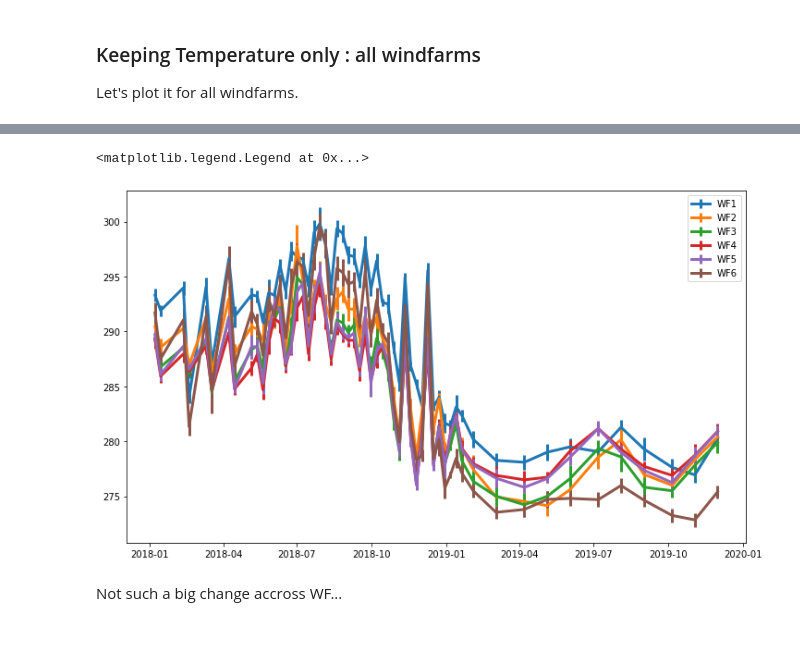
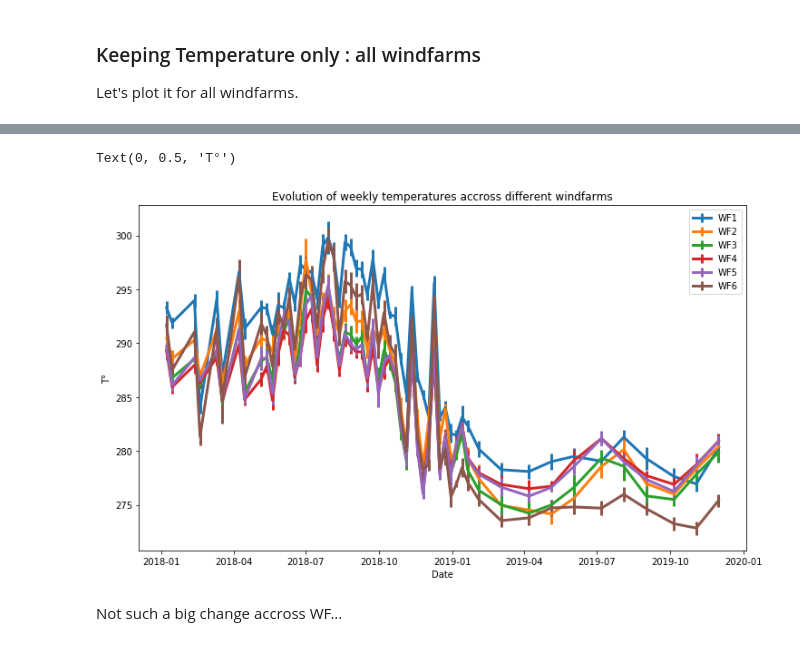
Before and after one commit to gaspardbb/astreos, a Jupyter notebook: exploring_the_data.ipynb, the cells around one changed output, grey strips where cells are left out. Saved outputs shown, nothing was run; the diff lists cells and outputs as text; code cells hidden in the pictures.

```diff
--- a/exploring_the_data.ipynb
+++ b/exploring_the_data.ipynb
@@ -84,4 +110,0 @@ We first get rid of all the columns except for temperature and time.
-# %%
-wf = 1
-temp_df = df[df.loc[:, 'WF']=='WF%d'%wf]
-temp_df = temp_df.loc[:, [col for col in temp_df.columns if col.endswith('_T') or col=='Time']]
@@ -155,18 +247,3 @@ The variability between model provider seems negligible (see error bars).
 ### Keeping Temperature only : all windfarms
 
 Let's plot it for all windfarms.
-# %%
-result = {}
-for wf in range(1, 7):
-    # Taking the good WF
-    temp_df = df[df.loc[:, 'WF']=='WF%d'%wf]
-    # Focusing on temperature
-    temp_df = temp_df.loc[:, [col for col in temp_df.columns if col.endswith('_T') or col=='Time']]
-    # Getting rid of D-1 predictions
-    temp_df = temp_df.loc[:, [col for col in temp_df.columns if col.endswith('D_T')]]
-    # Resampling to average over weeks
-    temp_df_week = temp_df.resample('W').mean()
-    # Getting rid of NA values
-    temp_df_week = temp_df_week.dropna()
-    # Storing the result
-    result['WF%d'%wf] = temp_df_week
@@ -173,11 +267,14 @@ for wf in range(1, 7):
 # %%
 fig, ax = plt.subplots(figsize=(12, 7))
 
 for wf, data in result.items():
     ax.errorbar(x=data.index, y=data.mean(axis=1), yerr=data.std(axis=1), lw=3, label='%s'%wf)
 ax.legend()
+ax.set_title('Evolution of weekly temperatures accross different windfarms')
+ax.set_xlabel('Date')
+ax.set_ylabel('T°')
 # %% [output]
-<matplotlib.legend.Legend at 0x...>
+Text(0, 0.5, 'T°')
-[figure, old version]
+[figure, new version]
 # %% [markdown]
 Not such a big change accross WF...
```
Also changed, not shown: parts of 50 cells of this notebook.
